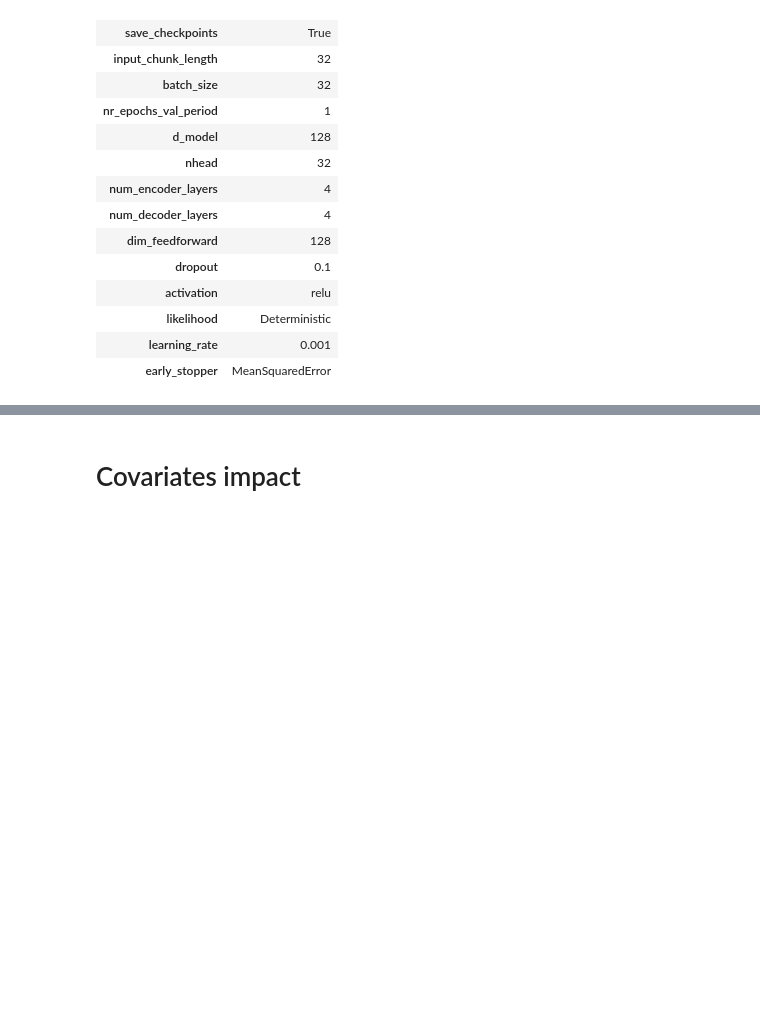
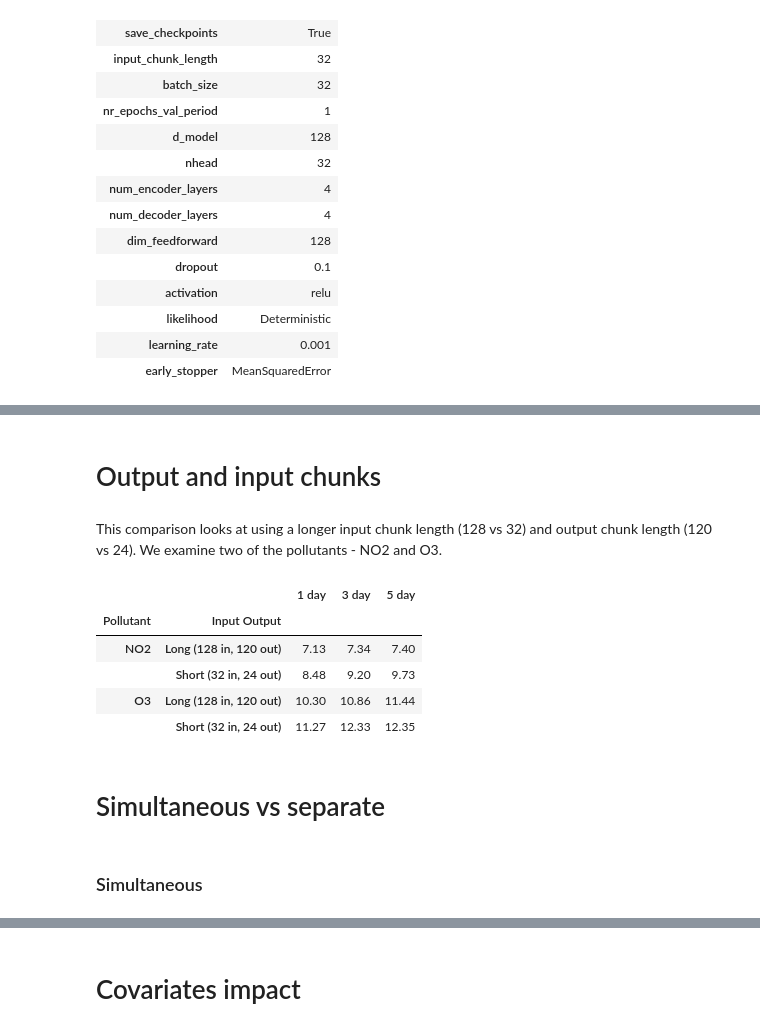
Before and after one commit to jlad26/air-quality-model-selection, a Jupyter notebook: Model comparison.ipynb, the cells around one changed output, grey strips where cells are left out. Drawn from its saved outputs; the diff is of its cells as text; code cells hidden in the pictures; blank space fills up the shorter version.

```diff
--- a/Model comparison.ipynb
+++ b/Model comparison.ipynb
@@ -367,0 +292,6 @@ plot_validation_forecasts(
+# %%
+with open('Models comparisons/Metrics/ARIMA comparison.pkl', 'wb') as file:
+    pickle.dump(models_metrics, file)
+# %%
+with open('Models comparisons/Metrics/ARIMA comparison.pkl', 'rb') as file:
+    models_metrics = pickle.load(file)
@@ -367,0 +308,4 @@ plot_validation_forecasts(
+# %% [markdown]
+# Output and input chunks
+# %% [markdown]
+This comparison looks at using a longer input chunk length (128 vs 32) and output chunk length (120 vs 24). We examine two of the pollutants - NO2 and O3.
@@ -367,0 +335,42 @@ plot_validation_forecasts(
+# %%
+with open('Models comparisons/Metrics/Input output lengths.pkl', 'wb') as file:
+    pickle.dump(pollutant_agg_metrics, file)
+# %%
+with open('Models comparisons/Metrics/Input output lengths.pkl', 'rb') as file:
+    pollutant_agg_metrics = pickle.load(file)
+# %%
+metrics_dfs = []
+for pollutant in ['NO2', 'O3']:
+    metric_df = pd.DataFrame(pollutant_agg_metrics[pollutant])
+    metric_df['Pollutant'] = pollutant
+    metrics_dfs.append(metric_df)
+
+aggregate_metrics = (
+    pd.concat(metrics_dfs)
+    .reset_index()
+)
+aggregate_metrics.loc[aggregate_metrics['index'] == '5 day', 'index'] = 'Long (128 in, 120 out)'
+aggregate_metrics.loc[aggregate_metrics['index'] == '1 day', 'index'] = 'Short (32 in, 24 out)'
+
+agg_metrics_result = (
+    aggregate_metrics
+    .rename(columns = {'index' : 'Input Output'})
+    .pivot_table(
+        index = ['Pollutant', 'Input Output']
+    )
+)
+display(
+    agg_metrics_result.style
+    .format("{:.2f}")
+)
+# %% [output]
+|  |  | 1 day | 3 day | 5 day |
+| Pollutant | Input Output |  |  |  |
+| NO2 | Long (128 in, 120 out) | 7.13 | 7.34 | 7.40 |
+|  | Short (32 in, 24 out) | 8.48 | 9.20 | 9.73 |
+| O3 | Long (128 in, 120 out) | 10.30 | 10.86 | 11.44 |
+|  | Short (32 in, 24 out) | 11.27 | 12.33 | 12.35 |
+# %% [markdown]
+# Simultaneous vs separate
+# %% [markdown]
+### Simultaneous
```
Also changed, not shown: parts of 145 cells of this notebook.
